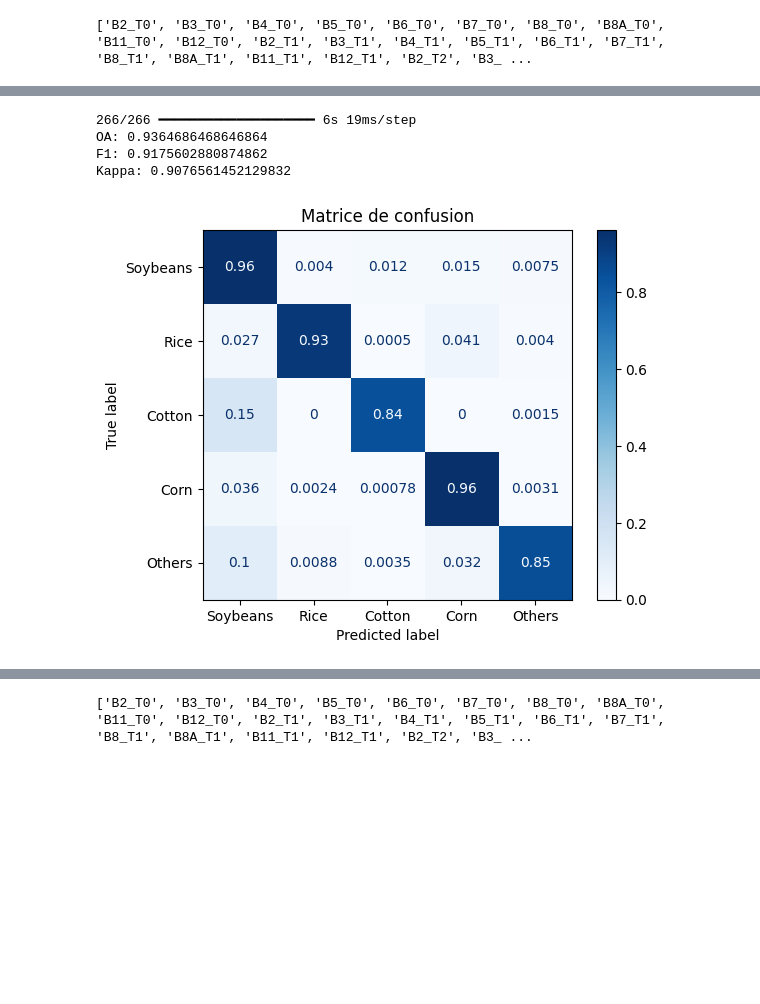
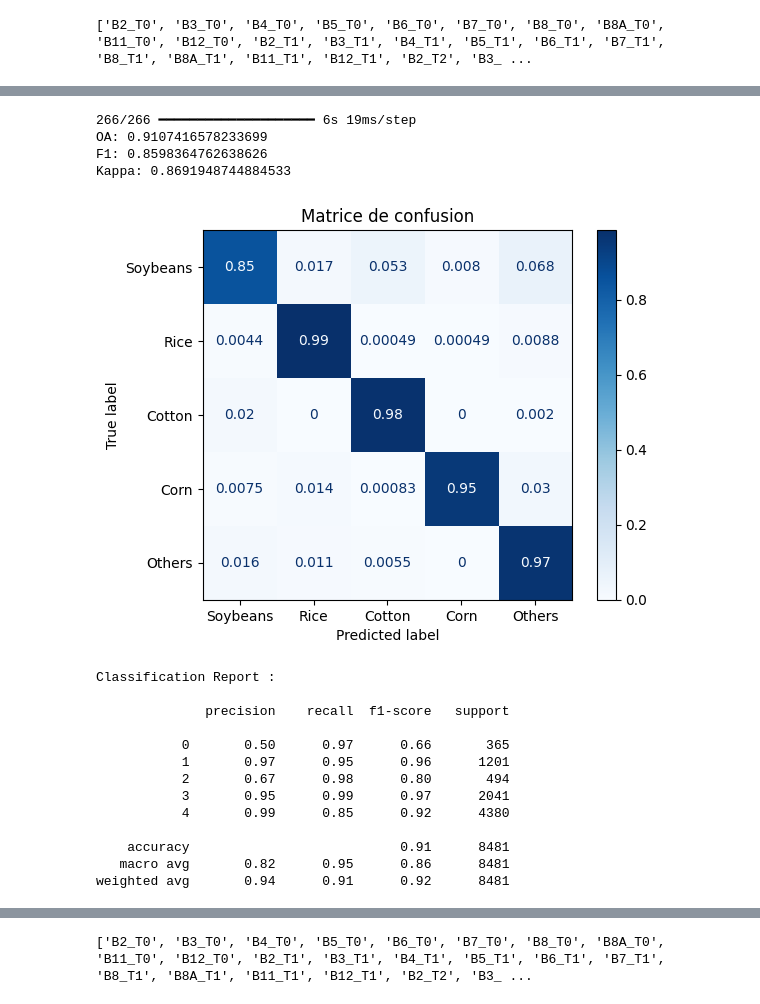
Before and after one commit to Zayazemirline/projectReseauDeNeurones-ML-, a Jupyter notebook: Partie2/Topographie/MCTNet.ipynb, the cells around one changed output, grey strips where cells are left out. Saved outputs shown, nothing was run; the diff lists cells and outputs as text; code cells hidden in the pictures; blank space fills up the shorter version.

```diff
--- a/Partie2/Topographie/MCTNet.ipynb
+++ b/Partie2/Topographie/MCTNet.ipynb
@@ -226,7 +279,7 @@ def CNNBlock(x):
 
     x = layers.Conv1D(filters=dim, kernel_size=3, padding='same')(x)
     x = layers.BatchNormalization()(x)
-    x = layers.ReLU()(x)
+    x = layers.Dropout(0.1)(x)
 
     x = layers.Conv1D(filters=dim, kernel_size=3, padding='same')(x)
     x = layers.BatchNormalization()(x)
@@ -241,11 +294,13 @@ def TransformerBlock(x, num_heads=5):
 
     # Multi-head attention
     attn = layers.MultiHeadAttention(num_heads=num_heads, key_dim=dim)(x, x)
+    attn = layers.Dropout(0.1)(attn)
     x = layers.Add()([x, attn])
     x = layers.LayerNormalization()(x)
 
     # Feed Forward
     ff = layers.Dense(dim, activation='relu')(x)
+    ff = layers.Dropout(0.1)(ff)
     ff = layers.Dense(dim)(ff)
 
     x = layers.Add()([x, ff])
@@ -367,10 +425,22 @@ Model: "functional"
 # %%
-model.fit(
-    [X_time_train, mask_train, X_static_train],
-    y_train,
-    validation_data=([X_time_val, mask_val, X_static_val], y_val),
+from tensorflow.keras.callbacks import EarlyStopping, ModelCheckpoint
+
+early_stopping = EarlyStopping(
+    monitor='val_loss',
+    patience=20,
+    restore_best_weights=True
+)
+
+history = model.fit(
+    [X_time_a_train, mask_a_train, X_static_a_train],
+    y_a_train,
+    validation_data=(
+        [X_time_a_val, mask_a_val, X_static_a_val],
+        y_a_val
+    ),
     epochs=200,
-    batch_size=32
+    batch_size=32,
+    callbacks=[early_stopping]
 )
 # %% [output]
 Epoch 1/200
@@ -394,27 +463,47 @@ Epoch 200/200
 # %%
-y_a_pred = model.predict([X_time_test, mask_test, X_static_test])
+y_a_pred = model.predict(
+    [X_time_a_test, mask_a_test, X_static_a_test]
+)
+
 y_a_pred = y_a_pred.argmax(axis=1)
 
-oa = accuracy_score(y_test, y_a_pred)
-f1 = f1_score(y_test, y_a_pred, average='macro')
-kappa = cohen_kappa_score(y_test, y_a_pred)
+oa = accuracy_score(y_a_test, y_a_pred)
+f1 = f1_score(y_a_test, y_a_pred, average='macro')
+kappa = cohen_kappa_score(y_a_test, y_a_pred)
 
 print("OA:", oa)
 print("F1:", f1)
 print("Kappa:", kappa)
 # %% [output]
 266/266 ━━━━━━━━━━━━━━━━━━━━ 6s 19ms/step
-OA: 0.9364686468646864
-F1: 0.9175602880874862
-Kappa: 0.9076561452129832
+OA: 0.9107416578233699
+F1: 0.8598364762638626
+Kappa: 0.8691948744884533
 # %%
+
 # Confusion Matrix
 labels = ["Soybeans", "Rice", "Cotton", "Corn", "Others"]
-cm = confusion_matrix(y_test, y_a_pred,labels=[4,3,2,1,0])
+cm = confusion_matrix(y_a_test, y_a_pred,labels=[4,3,2,1,0])
 cm_norm = cm.astype(float) / cm.sum(axis=1, keepdims=True)
 disp = ConfusionMatrixDisplay(confusion_matrix=cm_norm,display_labels=labels)
 disp.plot(cmap="Blues")
 plt.title("Matrice de confusion")
 plt.show()
+
+print("\nClassification Report :\n")
+print(classification_report(y_a_test, y_a_pred))
 # %% [output]
-[figure, old version]
+[figure, new version]
+Classification Report :
+
+              precision    recall  f1-score   support
+
+           0       0.50      0.97      0.66       365
+           1       0.97      0.95      0.96      1201
+           2       0.67      0.98      0.80       494
+           3       0.95      0.99      0.97      2041
+           4       0.99      0.85      0.92      4380
+
+    accuracy                           0.91      8481
+   macro avg       0.82      0.95      0.86      8481
+weighted avg       0.94      0.91      0.92      8481
```
Also changed, not shown: parts of 19 cells of this notebook, 3 other files.
